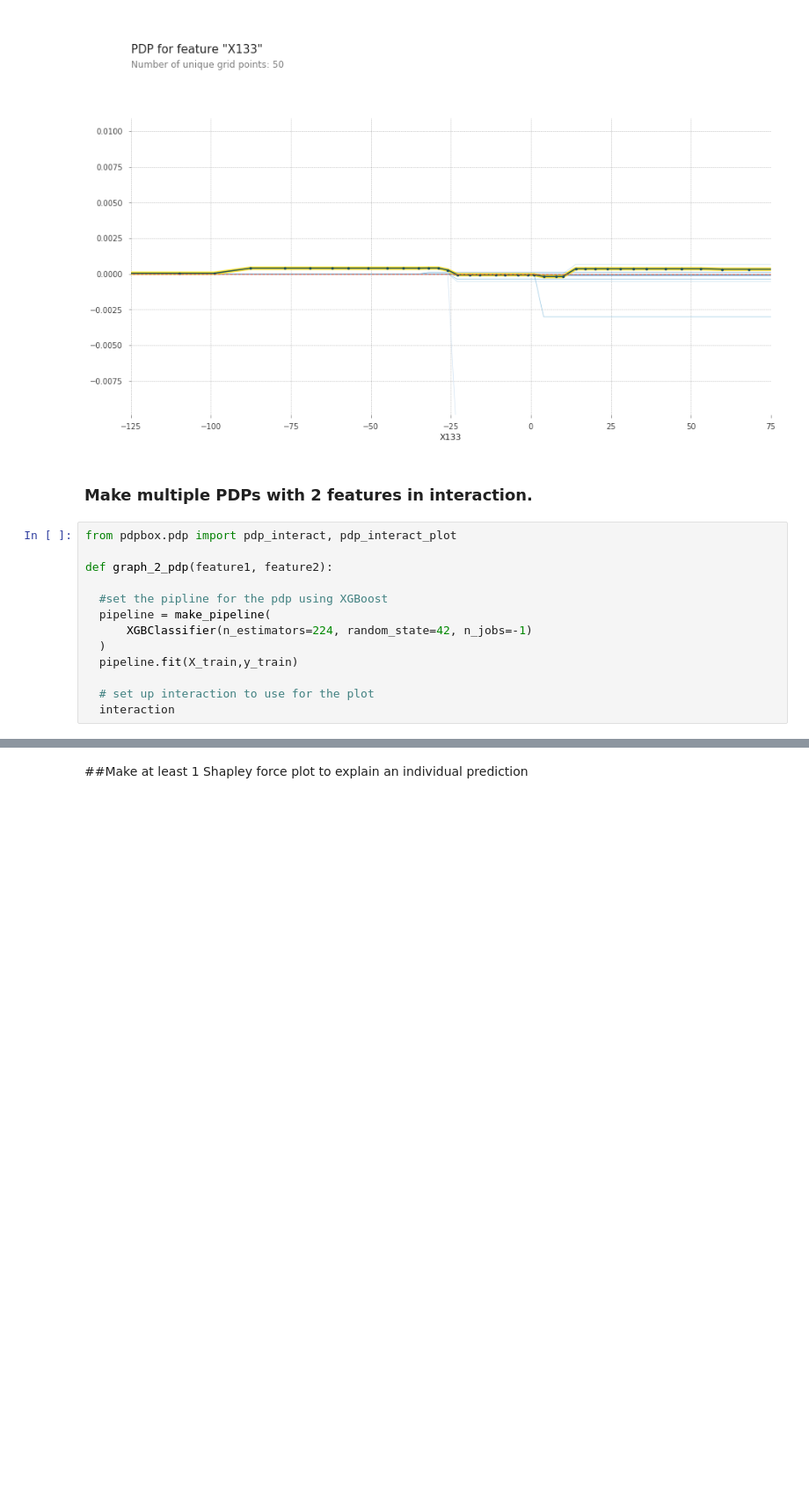
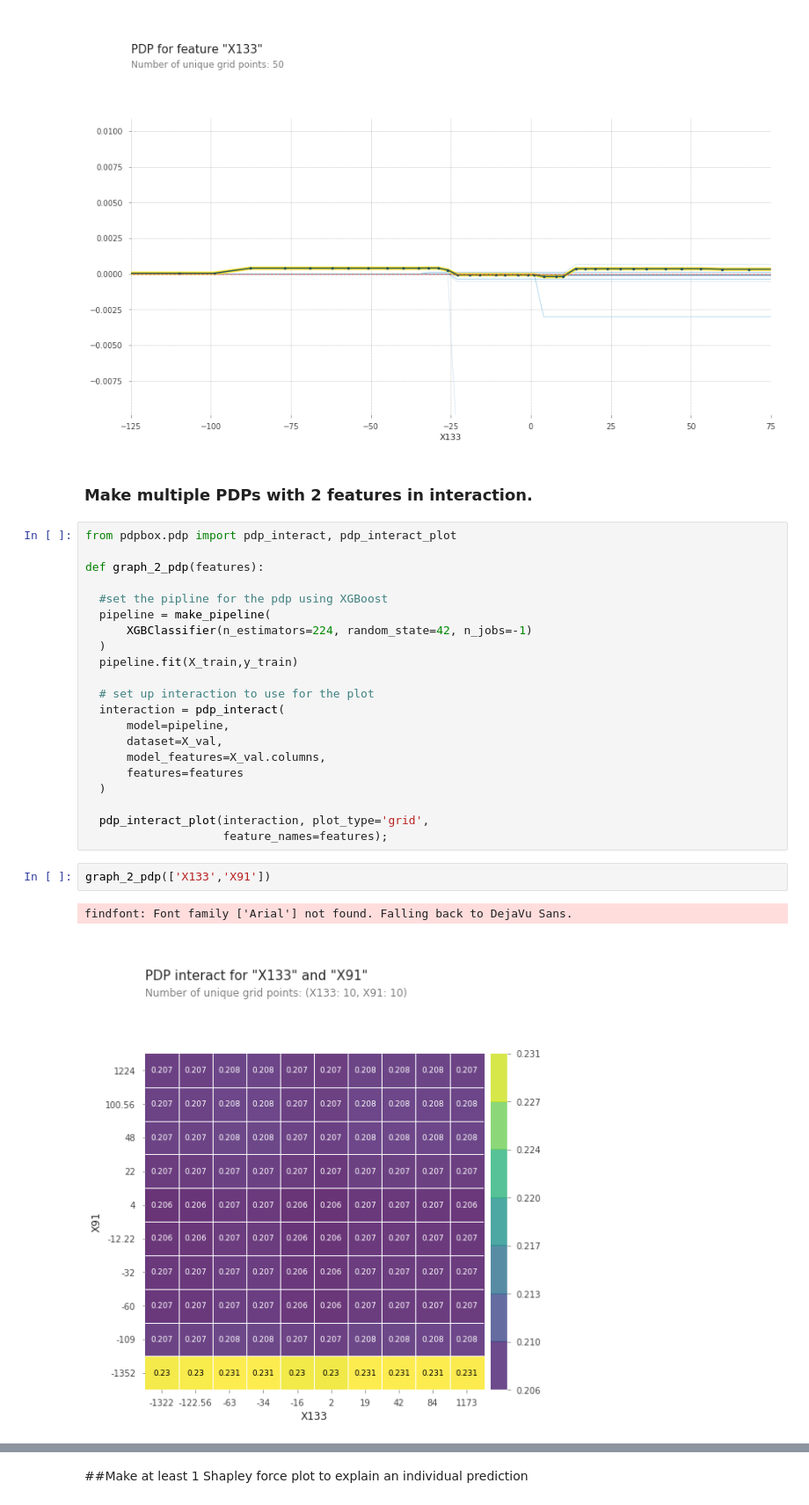
Before and after one commit to mahoryu/DS-Unit-2-Applied-Modeling, a Jupyter notebook: module4-model-interpretation/LS_DS_234_assignment.ipynb, the cells around one changed output, grey strips where cells are left out. Shown at 88% size. Cells and saved outputs as stored; diff of their text form; blank space fills up the shorter version.

```diff
--- a/module4-model-interpretation/LS_DS_234_assignment.ipynb
+++ b/module4-model-interpretation/LS_DS_234_assignment.ipynb
@@ -297,7 +295,7 @@ plt.xlim(-125,75)
 # %%
 from pdpbox.pdp import pdp_interact, pdp_interact_plot
 
-def graph_2_pdp(feature1, feature2):
+def graph_2_pdp(features):
 
   #set the pipline for the pdp using XGBoost
   pipeline = make_pipeline(
@@ -306,4 +304,17 @@ def graph_2_pdp(feature1, feature2):
   pipeline.fit(X_train,y_train)
 
   # set up interaction to use for the plot
-  interaction
+  interaction = pdp_interact(
+      model=pipeline,
+      dataset=X_val,
+      model_features=X_val.columns,
+      features=features
+  )
+
+  pdp_interact_plot(interaction, plot_type='grid',
+                    feature_names=features);
+# %%
+graph_2_pdp(['X133','X91'])
+# %% [output]
+findfont: Font family ['Arial'] not found. Falling back to DejaVu Sans.
+[figure, added]
```
Also changed, not shown: parts of 10 cells of this notebook.
